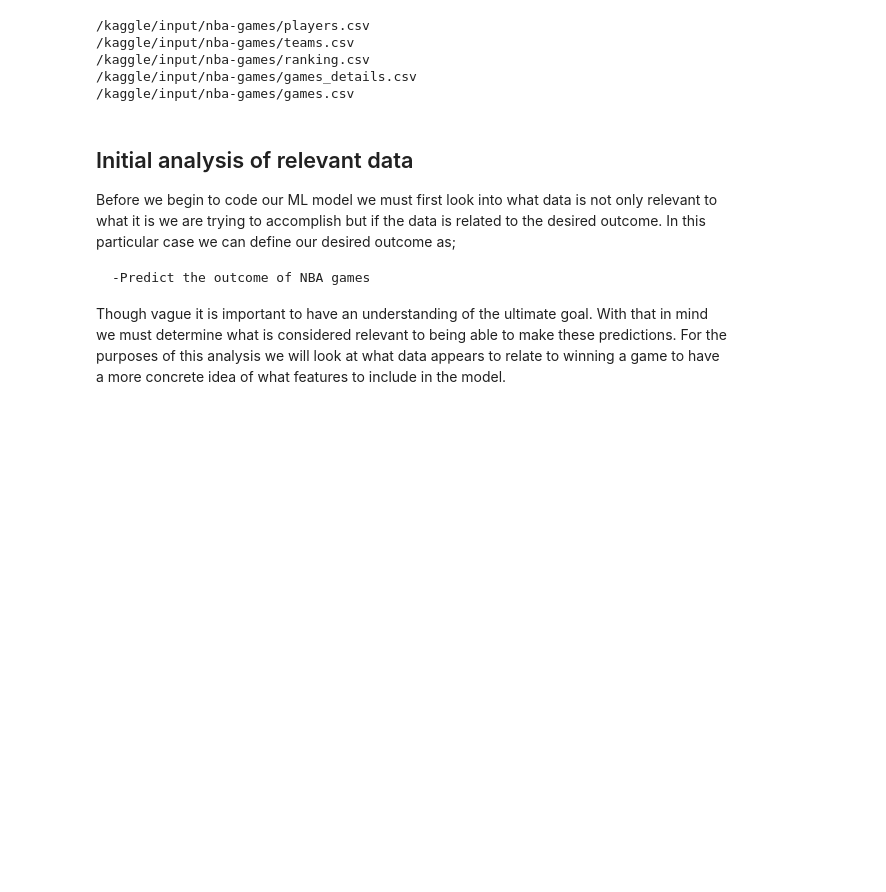
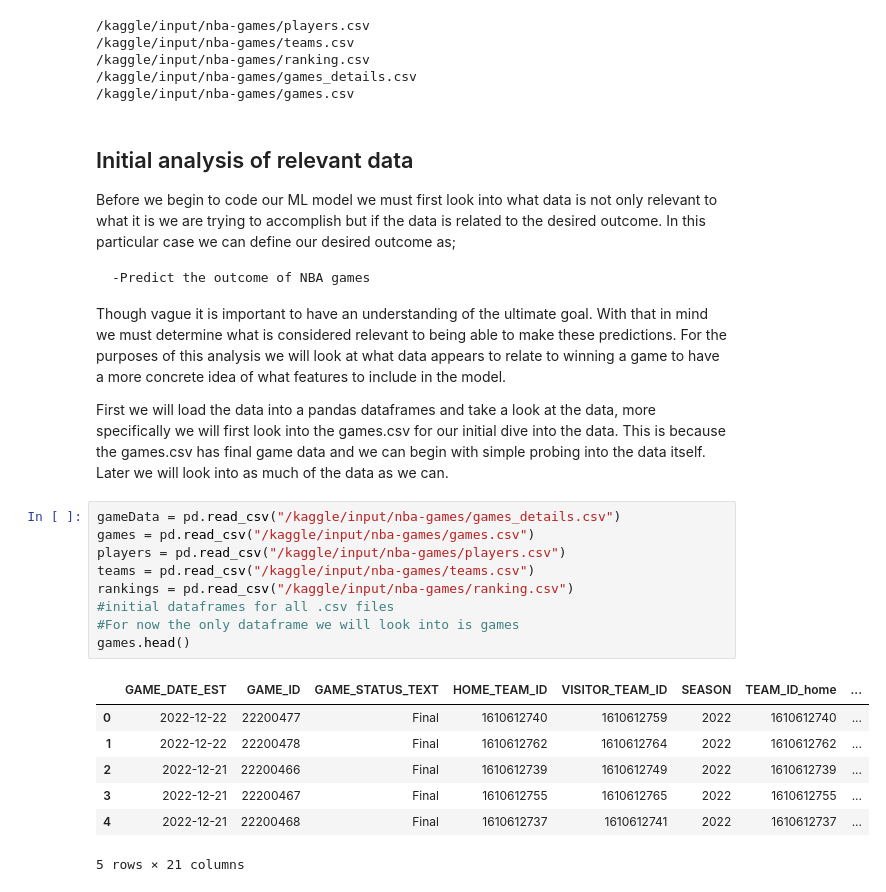
Before and after one commit to rjbeer/NBA-Analysis, a Jupyter notebook: notebook09ea0e1819.ipynb, the cells around one changed output. Cells and saved outputs as stored; diff of their text form; blank space fills up the shorter version.

```diff
--- a/notebook09ea0e1819.ipynb
+++ b/notebook09ea0e1819.ipynb
@@ -30,3 +30,22 @@ Before we begin to code our ML model we must first look into what data is not on
     -Predict the outcome of NBA games
 
 Though vague it is important to have an understanding of the ultimate goal. With that in mind we must determine what is considered relevant to being able to make these predictions. For the purposes of this analysis we will look at what data appears to relate to winning a game to have a more concrete idea of what features to include in the model.
+
+First we will load the data into a pandas dataframes and take a look at the data, more specifically we will first look into the games.csv for our initial dive into the data. This is because the games.csv has final game data and we can begin with simple probing into the data itself. Later we will look into as much of the data as we can.
+# %%
+gameData = pd.read_csv("/kaggle/input/nba-games/games_details.csv")
+games = pd.read_csv("/kaggle/input/nba-games/games.csv")
+players = pd.read_csv("/kaggle/input/nba-games/players.csv")
+teams = pd.read_csv("/kaggle/input/nba-games/teams.csv")
+rankings = pd.read_csv("/kaggle/input/nba-games/ranking.csv")
+#initial dataframes for all .csv files
+#For now the only dataframe we will look into is games
+games.head()
+# %% [output]
+|  | GAME_DATE_EST | GAME_ID | GAME_STATUS_TEXT | HOME_TEAM_ID | VISITOR_TEAM_ID | SEASON | TEAM_ID_home | ... |
+| 0 | 2022-12-22 | 22200477 | Final | 1610612740 | 1610612759 | 2022 | 1610612740 | ... |
+| 1 | 2022-12-22 | 22200478 | Final | 1610612762 | 1610612764 | 2022 | 1610612762 | ... |
+| 2 | 2022-12-21 | 22200466 | Final | 1610612739 | 1610612749 | 2022 | 1610612739 | ... |
+| 3 | 2022-12-21 | 22200467 | Final | 1610612755 | 1610612765 | 2022 | 1610612755 | ... |
+| 4 | 2022-12-21 | 22200468 | Final | 1610612737 | 1610612741 | 2022 | 1610612737 | ... |
+5 rows × 21 columns
```
Also changed, not shown: parts of 2 cells of this notebook.
